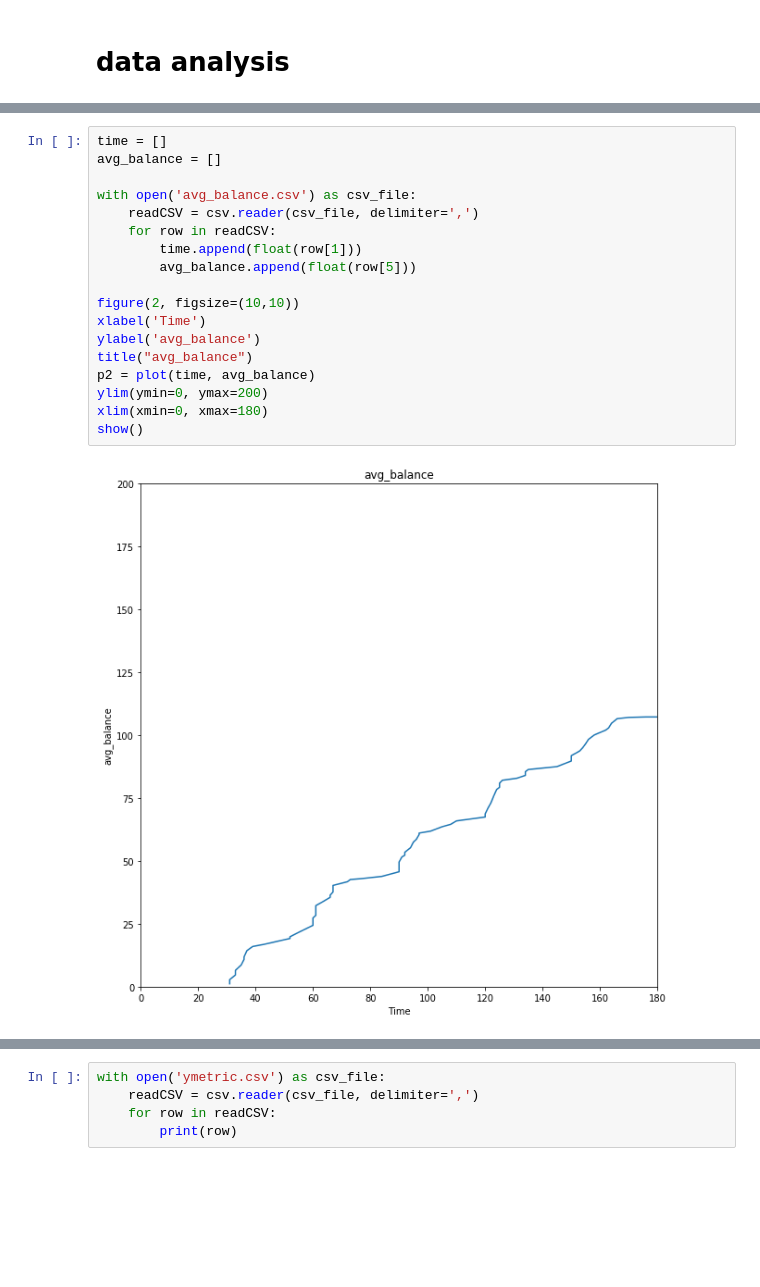
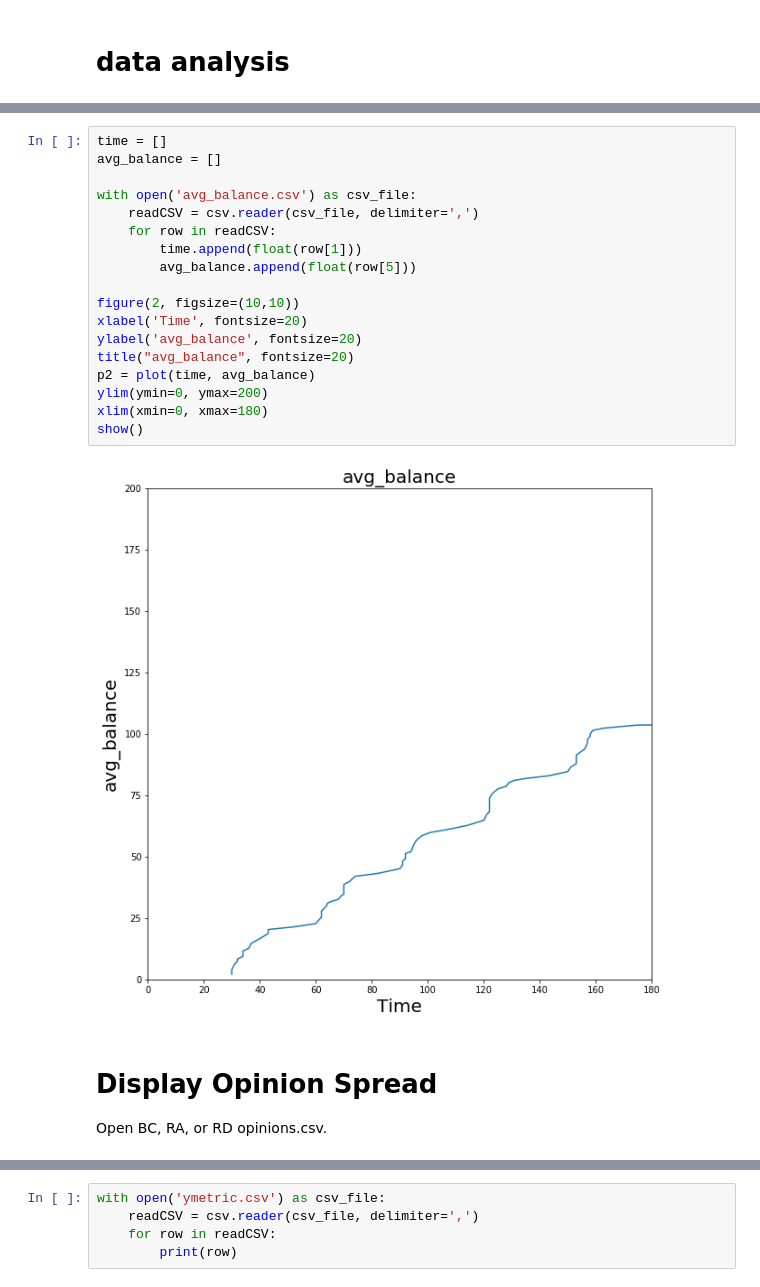
Before and after one commit to ken-neth/opinion_dynamics_BSE, a Jupyter notebook: data analysis.ipynb, the cells around one changed output, grey strips where cells are left out. Saved outputs shown, nothing was run; the diff lists cells and outputs as text; blank space fills up the shorter version.

```diff
--- a/data analysis.ipynb
+++ b/data analysis.ipynb
@@ -37,23 +49,27 @@ show()
 # %%
 time = []
 avg_balance = []
 
 with open('avg_balance.csv') as csv_file:
     readCSV = csv.reader(csv_file, delimiter=',')
     for row in readCSV:
         time.append(float(row[1]))
         avg_balance.append(float(row[5]))
 
 figure(2, figsize=(10,10))
-xlabel('Time')
-ylabel('avg_balance')
-title("avg_balance")
+xlabel('Time', fontsize=20)
+ylabel('avg_balance', fontsize=20)
+title("avg_balance", fontsize=20)
 p2 = plot(time, avg_balance)
 ylim(ymin=0, ymax=200)
 xlim(xmin=0, xmax=180)
 show()
 # %% [output]
-[figure, old version]
+[figure, new version]
+# %% [markdown]
+# Display Opinion Spread
+
+Open BC, RA, or RD opinions.csv.
 # %%
 step = []
 opinions = []
```
Also changed, not shown: parts of 11 cells of this notebook, 17 other files.
